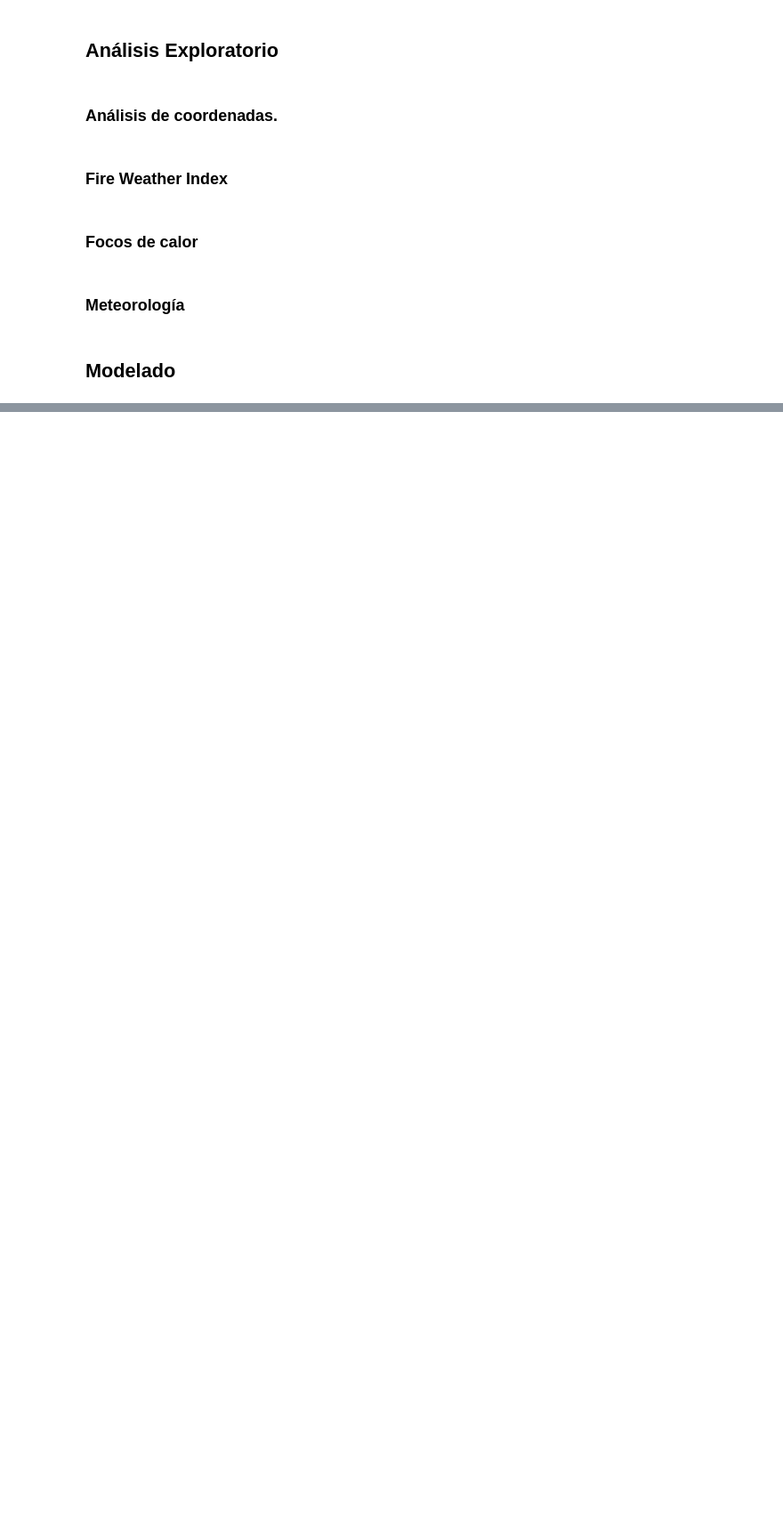
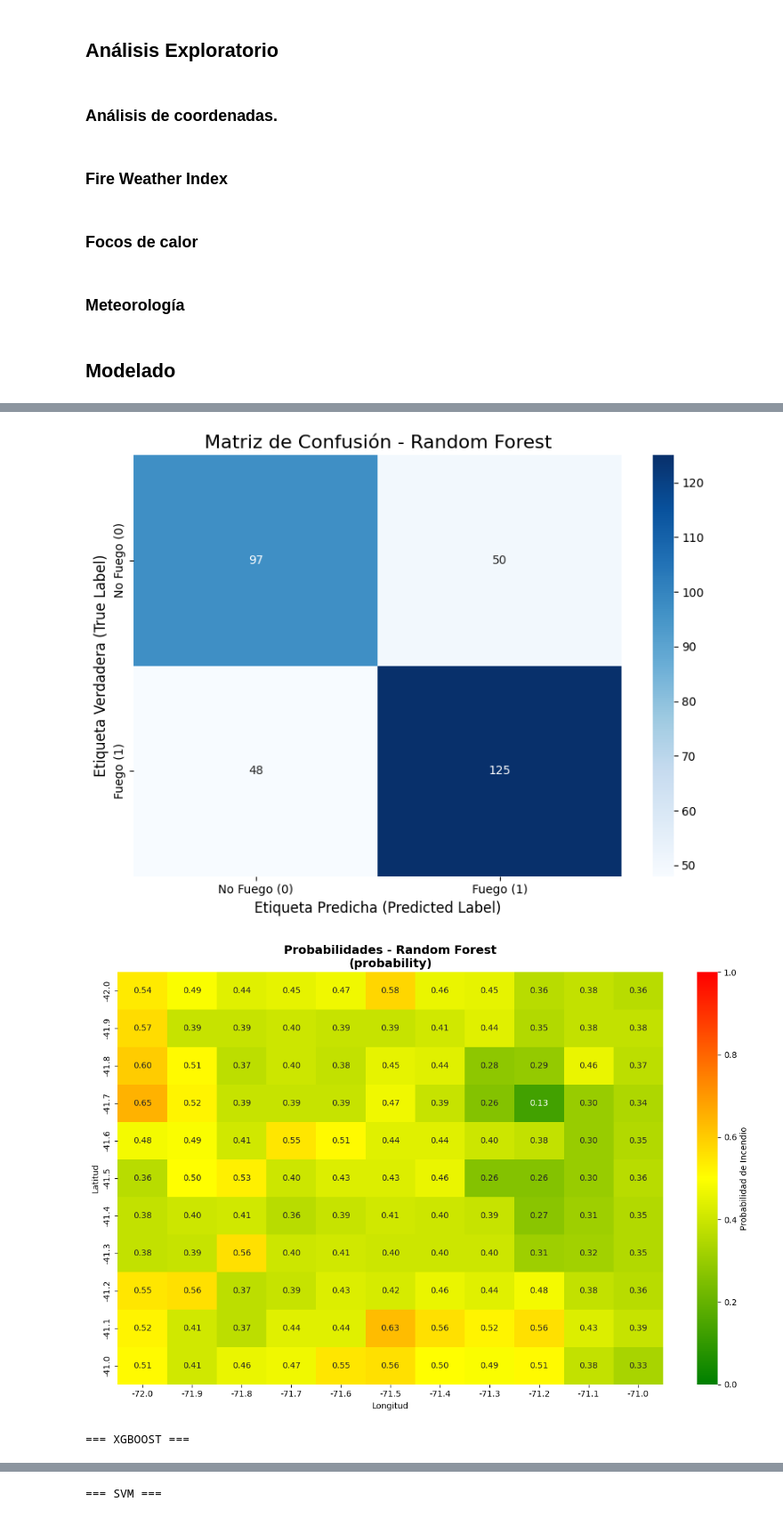
Before and after one commit to HunterCitto/199---Seminario-Final, a Jupyter notebook: notebooks/Seminario Final.ipynb, the cells around one changed output, grey strips where cells are left out. Shown at 89% size. Saved outputs shown, nothing was run; the diff lists cells and outputs as text; code cells hidden in the pictures; blank space fills up the shorter version.

```diff
--- a/notebooks/Seminario Final.ipynb
+++ b/notebooks/Seminario Final.ipynb
@@ -1537,7 +1537,7 @@ def plot_confusion_matrix(model, X_test_data, y_true_labels, model_name, scaled=
     # No usamos plt.show() en entornos de servidor, guardamos el archivo.
     plt.close()
 # %%
-df = pd.read_csv(f"{cfg.DATA_PROCESSED}/df_final_20251101_130515.csv")
+df = pd.read_csv(f"{cfg.DATA_PROCESSED}/df_final_20251108_152118.csv")
 
 df = df.drop(['level_2', 'date'], axis = 1)
 df['acq_datetime'] = pd.to_datetime(df['acq_datetime'])
@@ -1606,0 +1625,17 @@ print(f"Ratio: {sum(y_train == 1) / len(y_train):.2%}")
+# %%
+# Random Forest
+rf_model = RandomForestClassifier(n_estimators = 100, random_state = 42)
+rf_model.fit(X_train, y_train)
+
+# XGBoost
+ratio = sum(y_train == 0) / sum(y_train == 1)
+xgb_model = XGBClassifier(n_estimators = 100, random_state = 42, eval_metric = 'logloss', scale_pos_weight = ratio)
+xgb_model.fit(X_train, y_train)
+
+# SVM
+scaler = StandardScaler()
+X_train_scaled = scaler.fit_transform(X_train)
+X_test_scaled = scaler.transform(X_test)
+
+svm_model = SVC(probability = True, random_state = 42)
+svm_model.fit(X_train_scaled, y_train)
@@ -1606,0 +1644,57 @@ print(f"Ratio: {sum(y_train == 1) / len(y_train):.2%}")
+# %%
+def evaluate_model(model, X_test, y_test, model_name, scaled=False):
+    if scaled:
+        X_test_eval = scaler.transform(X_test)
+    else:
+        X_test_eval = X_test
+
+    y_pred = model.predict(X_test_eval)
+    y_pred_proba = model.predict_proba(X_test_eval)[:, 1]
+
+    print(f"\n=== {model_name} ===")
+    print(f"Accuracy: {accuracy_score(y_test, y_pred):.4f}")
+    print(f"ROC-AUC: {roc_auc_score(y_test, y_pred_proba):.4f}")
+    print(f"Precision: {precision_score(y_test, y_pred):.4f}")
+    print(f"Recall: {recall_score(y_test, y_pred):.4f}")
+    print(f"F1-Score: {f1_score(y_test, y_pred):.4f}")
+    print("\nClassification Report:")
+    print(classification_report(y_test, y_pred))
+
+    return y_pred_proba
+
+rf_probs = evaluate_model(rf_model, X_test, y_test, "Random Forest")
+xgb_probs = evaluate_model(xgb_model, X_test, y_test, "XGBoost")
+svm_probs = evaluate_model(svm_model, X_test, y_test, "SVM", scaled = True)
+
+models = {
+    'Random Forest': rf_model,
+    'XGBoost': xgb_model,
+    'SVM': svm_model
+}
+
+print("\n=== IMPORTANCIA DE CARACTERÍSTICAS ===")
+feature_importance = pd.DataFrame({
+    'feature': features,
+    'Random Forest': rf_model.feature_importances_ * 100,
+    'XGBoost': xgb_model.feature_importances_ * 100
+}).sort_values('XGBoost', ascending = False)
+print(feature_importance.head(10))
+
+for model_name, model in models.items():
+    print(f"\n=== {model_name.upper()} ===")
+
+    # Para SVM necesitamos escalar los datos
+    if model_name == 'SVM':
+        # Crear datos escalados para la matriz completa
+        df_scaled = df.copy()
+        df_scaled[features] = scaler.transform(df[features])
+        plot_confusion_matrix(model, X_test, y_test, 'SVM', scaled = True)
+        plot_coordinate_matrix(df_scaled, model, features,
+                             value_type='probability',
+                             title=f"Probabilidades - {model_name}")
+    else:
+        plot_confusion_matrix(model, X_test, y_test, model_name)
+        plot_coordinate_matrix(df, model, features,
+                             value_type='probability',
+                             title=f"Probabilidades - {model_name}")
+# %% [output]
@@ -1606,0 +1718,3 @@ print(f"Ratio: {sum(y_train == 1) / len(y_train):.2%}")
+[figure, added]
+[figure, added]
+=== XGBOOST ===
@@ -1606,0 +1723 @@ print(f"Ratio: {sum(y_train == 1) / len(y_train):.2%}")
+=== SVM ===
```
Also changed, not shown: parts of 19 cells of this notebook, 5 other files.
